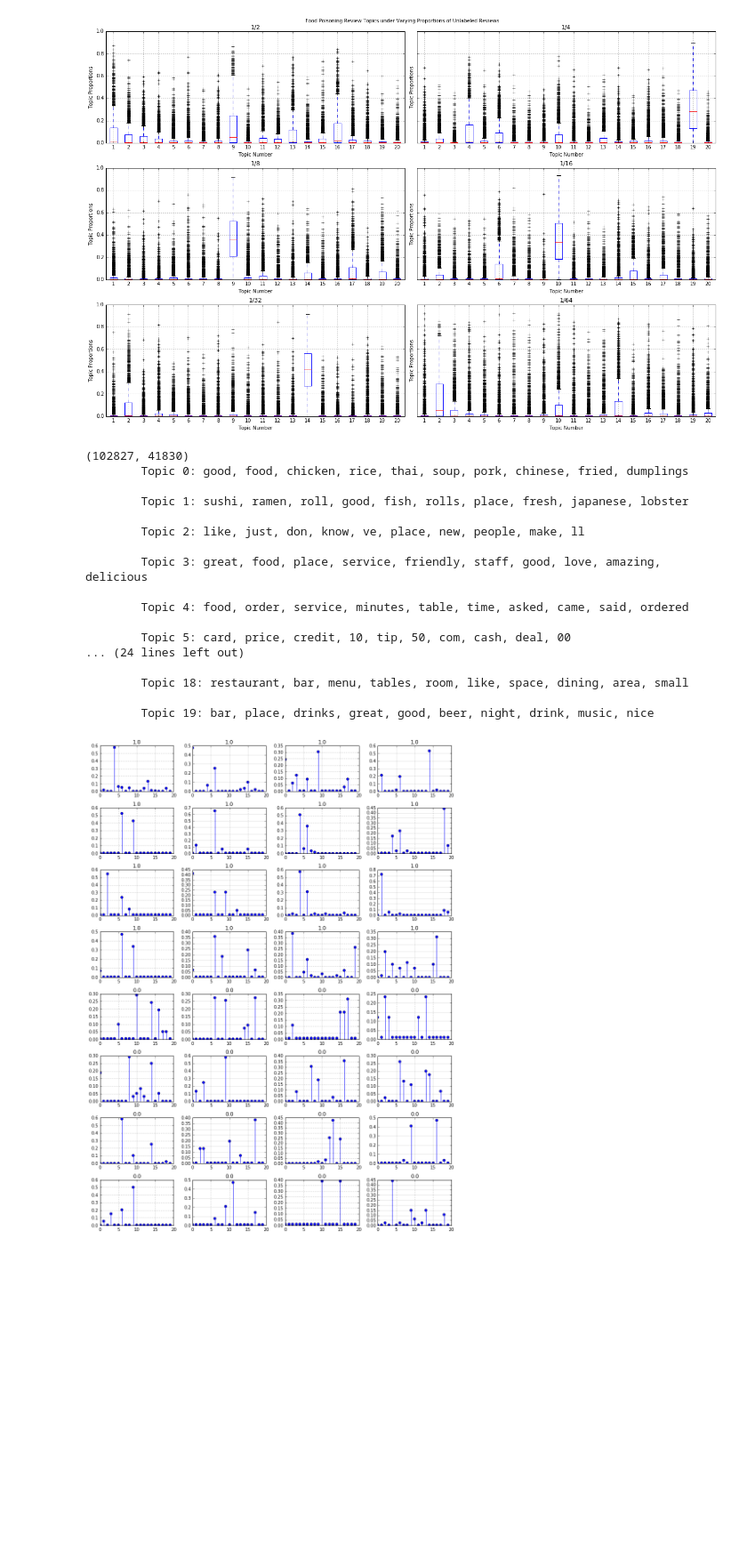
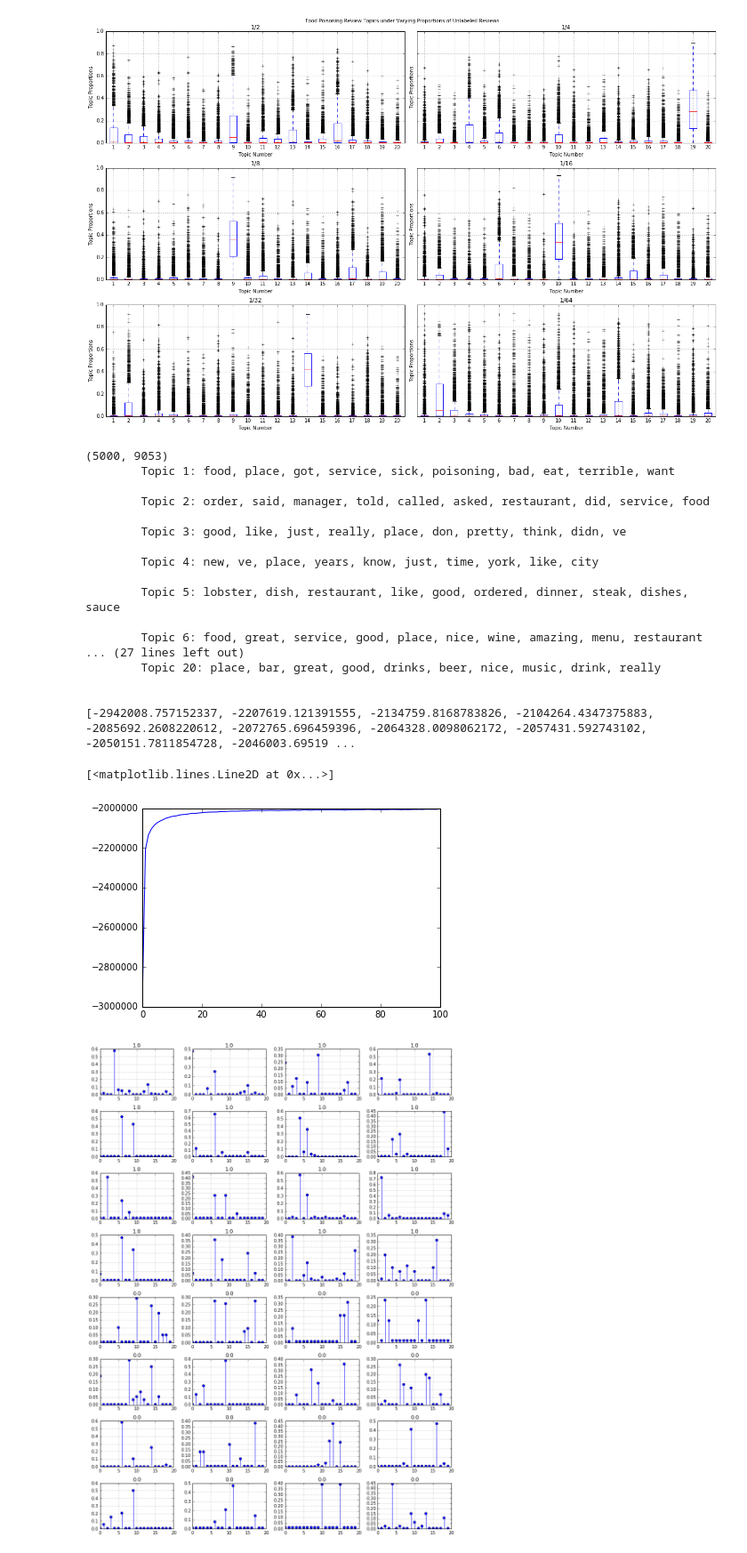
Before and after one commit to cu-publichealth/FoodborneML, a Jupyter notebook: notebooks/LDA 2.ipynb, the cells around one changed output. Shown at 89% size. Drawn from its saved outputs; the diff is of its cells as text; code cells hidden in the pictures; blank space fills up the shorter version.

```diff
--- a/notebooks/LDA 2.ipynb
+++ b/notebooks/LDA 2.ipynb
@@ -151,25 +151,29 @@ plt.savefig('lda_boxplot_drown_6.png')
 # %%
 result = results[0]
 print result['X'].shape
 print_topics(result['model'], result['vocab'])
+print result['model'].loglikelihoods_
+plt.plot(result['model'].loglikelihoods_, '-')
 # %% [output]
-(102827, 41830)
-        Topic 0: good, food, chicken, rice, thai, soup, pork, chinese, fried, dumplings
+(5000, 9053)
+        Topic 1: food, place, got, service, sick, poisoning, bad, eat, terrible, want
 
-        Topic 1: sushi, ramen, roll, good, fish, rolls, place, fresh, japanese, lobster
+        Topic 2: order, said, manager, told, called, asked, restaurant, did, service, food
 
-        Topic 2: like, just, don, know, ve, place, new, people, make, ll
+        Topic 3: good, like, just, really, place, don, pretty, think, didn, ve
 
-        Topic 3: great, food, place, service, friendly, staff, good, love, amazing, delicious
+        Topic 4: new, ve, place, years, know, just, time, york, like, city
 
-        Topic 4: food, order, service, minutes, table, time, asked, came, said, ordered
+        Topic 5: lobster, dish, restaurant, like, good, ordered, dinner, steak, dishes, sauce
 
-        Topic 5: card, price, credit, 10, tip, 50, com, cash, deal, 00
-... (24 lines left out)
+        Topic 6: food, great, service, good, place, nice, wine, amazing, menu, restaurant
+... (27 lines left out)
+        Topic 20: place, bar, great, good, drinks, beer, nice, music, drink, really
 
-        Topic 18: restaurant, bar, menu, tables, room, like, space, dining, area, small
 
-        Topic 19: bar, place, drinks, great, good, beer, night, drink, music, nice
+[-2942008.757152337, -2207619.121391555, -2134759.8168783826, -2104264.4347375883, -2085692.2608220612, -2072765.696459396, -2064328.0098062172, -2057431.592743102, -2050151.7811854728, -2046003.69519 ...
+[<matplotlib.lines.Line2D at 0x...>]
+[figure, added]
 # %%
 %matplotlib inline
 import matplotlib.pyplot as plt
```
Also changed, not shown: parts of 1 cell of this notebook, 1 other file.
